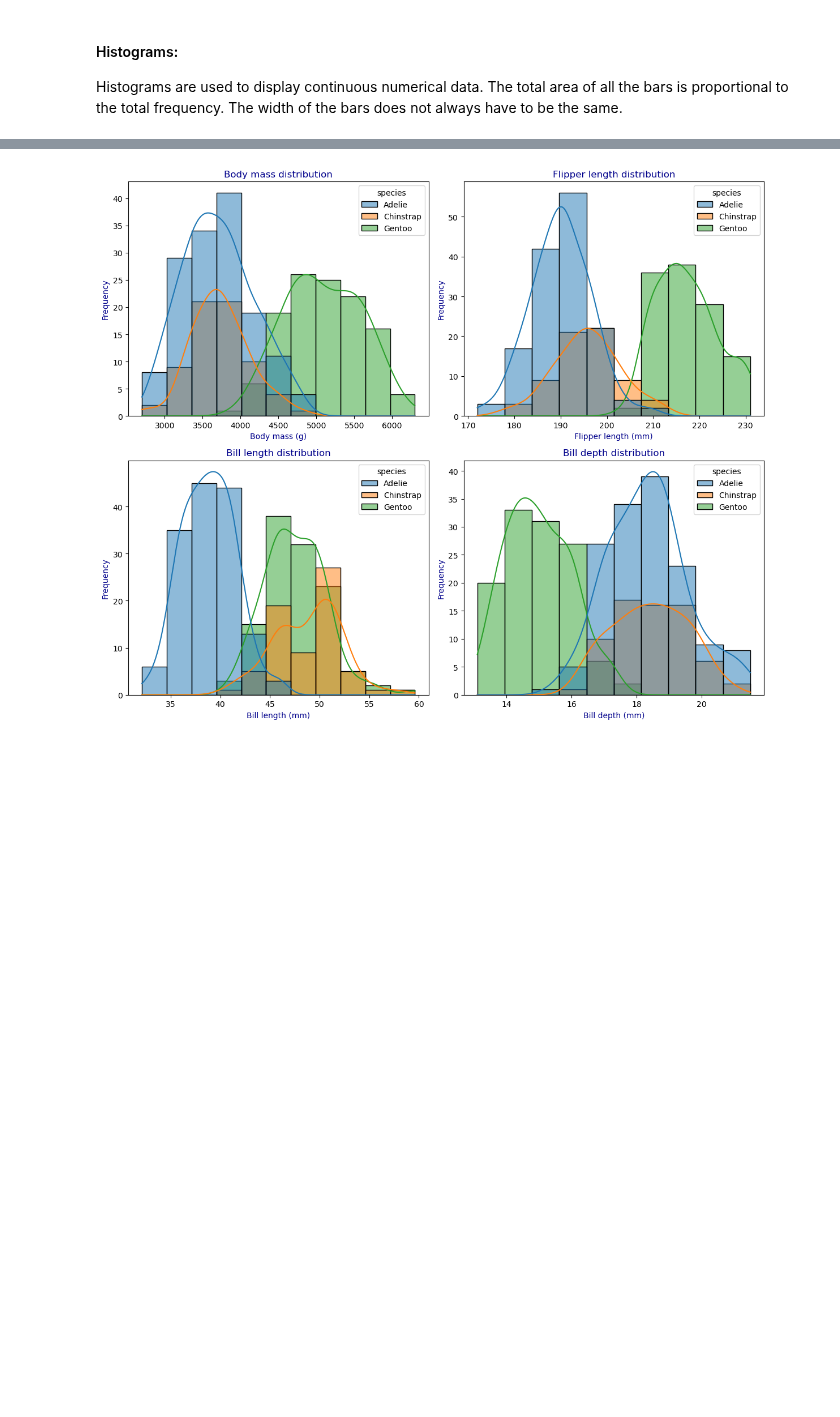
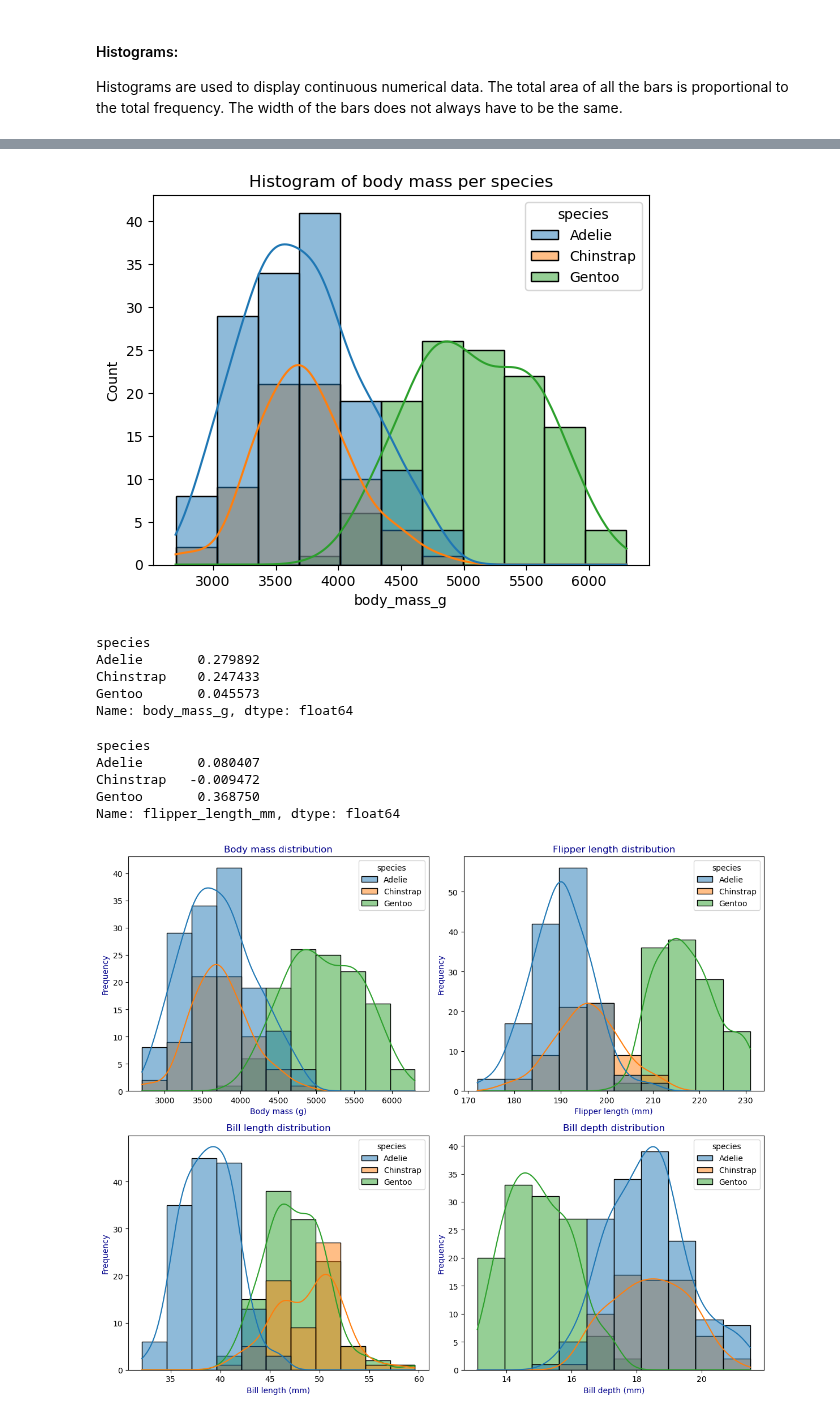
Before and after one commit to L-g00438909/my_work, a Jupyter notebook: penguins.ipynb, the cells around one changed output, grey strips where cells are left out. Cells and saved outputs as stored; diff of their text form; code cells hidden in the pictures; blank space fills up the shorter version.

```diff
--- a/penguins.ipynb
+++ b/penguins.ipynb
@@ -359,0 +500,19 @@ plt.show()
+# %%
+# z score for body mass
+from scipy.stats import zscore
+df['zscore_body_mass'] = zscore(df['body_mass_g'])
+df.head()
+
+# z score for flipper length
+df['zscore_flipper_length'] = zscore(df['flipper_length_mm'])
+df.head()
+
+# z score for bill length
+df['zscore_bill_length'] = zscore(df['bill_length_mm'])
+df.head()
+
+# z score for bill depth
+df['zscore_bill_depth'] = zscore(df['bill_depth_mm'])
+df.head()
+
+# Filter data
@@ -360 +526,27 @@ plt.show()
+# %%
+# histogram of body mass per species using sns
+sns.histplot(data=df, x='body_mass_g', hue='species', kde=True)
+plt.title('Histogram of body mass per species')
+plt.show()
+# %% [output]
+[figure, added]
+# %%
+# skewness of body mass per species
+df.groupby('species')['body_mass_g'].skew()
+# %% [output]
+species
+Adelie       0.279892
+Chinstrap    0.247433
+Gentoo       0.045573
+Name: body_mass_g, dtype: float64
+# %%
+
+# skewness of flipper length per species
+df.groupby('species')['flipper_length_mm'].skew()
+# %% [output]
+species
+Adelie       0.080407
+Chinstrap   -0.009472
+Gentoo       0.368750
+Name: flipper_length_mm, dtype: float64
 # %%
```
Also changed, not shown: parts of 39 cells of this notebook, 4 other files.
